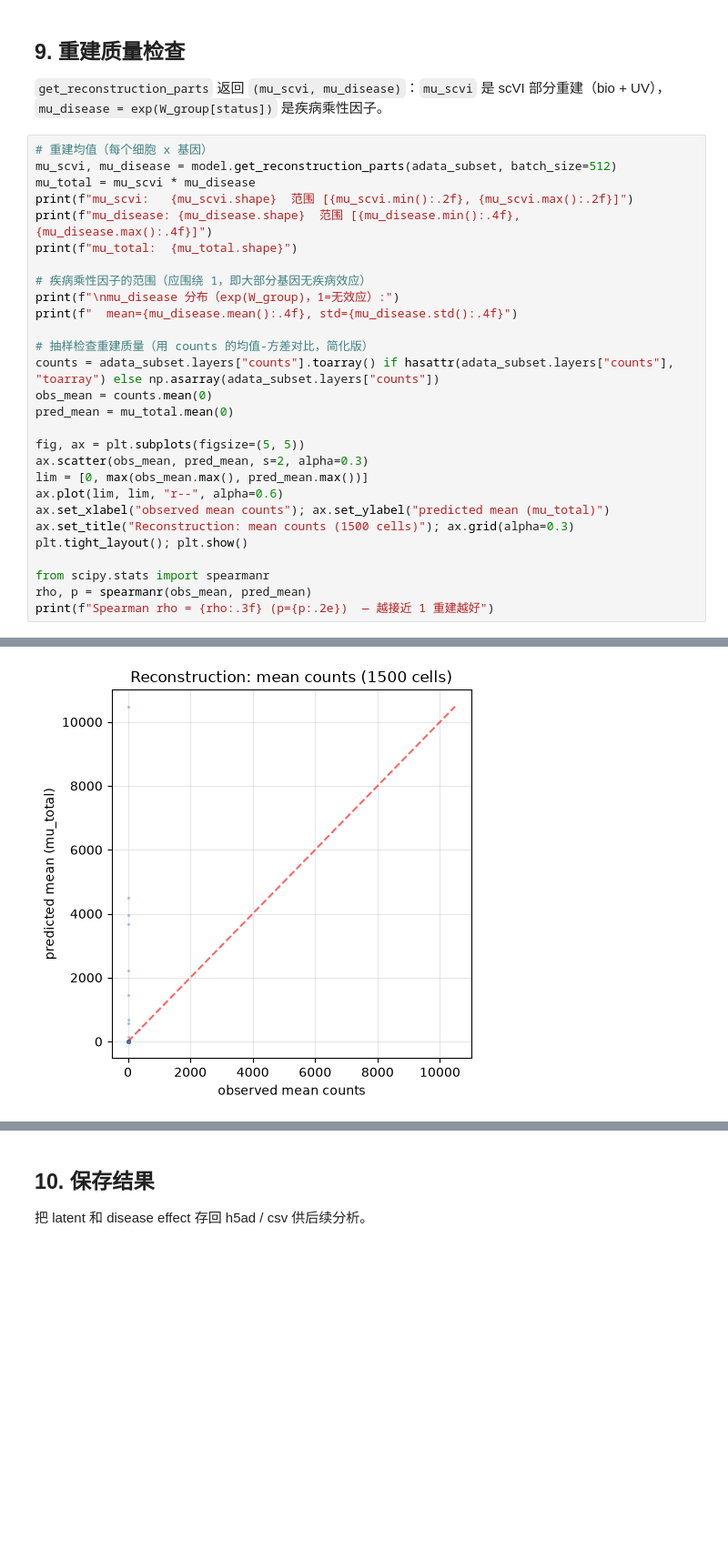
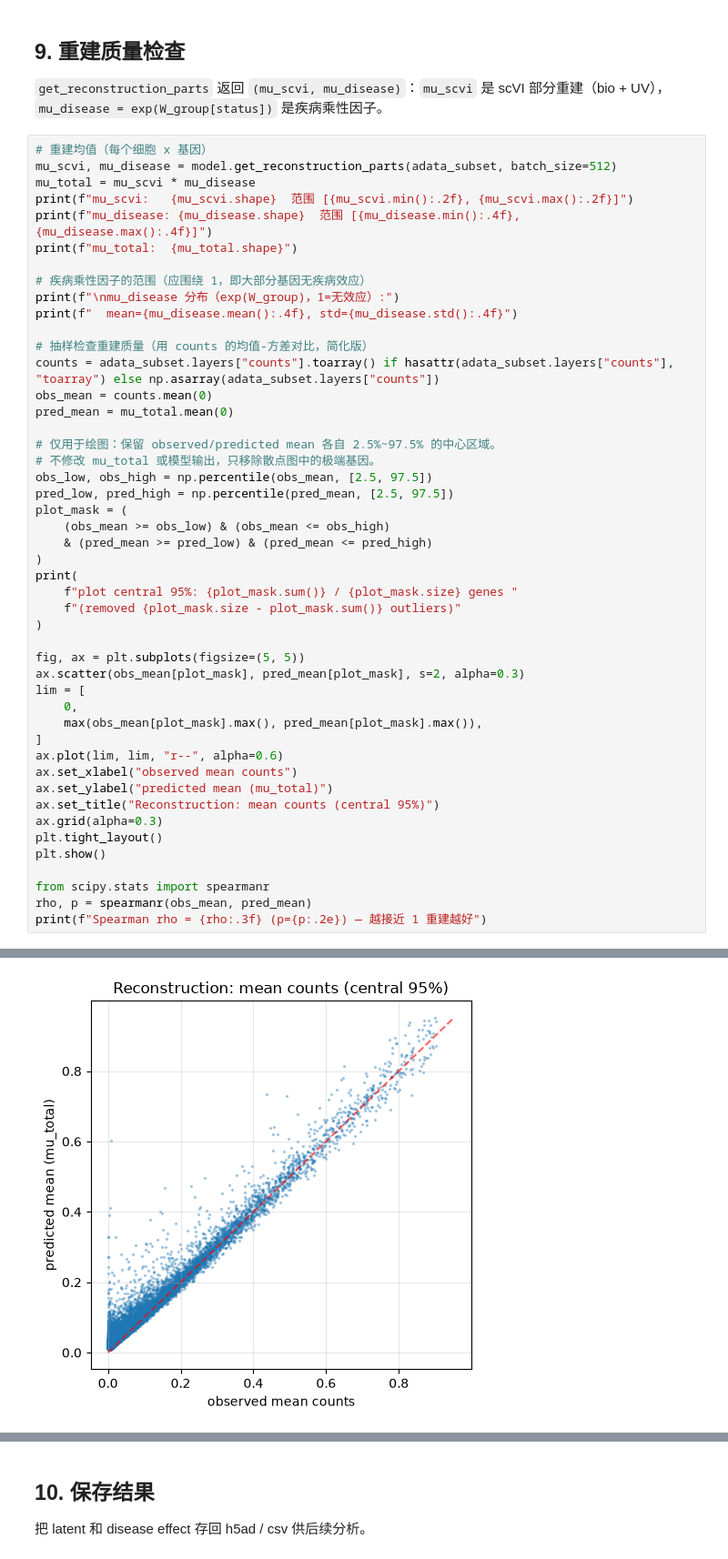
Before and after one commit to juychen/RUVDEG, a Jupyter notebook: test_scvi_ruv.ipynb, the cells around one changed output, grey strips where cells are left out. Shown at 91% size. Drawn from its saved outputs; the diff is of its cells as text; blank space fills up the shorter version.

```diff
--- a/test_scvi_ruv.ipynb
+++ b/test_scvi_ruv.ipynb
@@ -396,15 +396,34 @@ counts = adata_subset.layers["counts"].toarray() if hasattr(adata_subset.layers[
 obs_mean = counts.mean(0)
 pred_mean = mu_total.mean(0)
 
+# 仅用于绘图：保留 observed/predicted mean 各自 2.5%~97.5% 的中心区域。
+# 不修改 mu_total 或模型输出，只移除散点图中的极端基因。
+obs_low, obs_high = np.percentile(obs_mean, [2.5, 97.5])
+pred_low, pred_high = np.percentile(pred_mean, [2.5, 97.5])
+plot_mask = (
+    (obs_mean >= obs_low) & (obs_mean <= obs_high)
+    & (pred_mean >= pred_low) & (pred_mean <= pred_high)
+)
+print(
+    f"plot central 95%: {plot_mask.sum()} / {plot_mask.size} genes "
+    f"(removed {plot_mask.size - plot_mask.sum()} outliers)"
+)
+
 fig, ax = plt.subplots(figsize=(5, 5))
-ax.scatter(obs_mean, pred_mean, s=2, alpha=0.3)
-lim = [0, max(obs_mean.max(), pred_mean.max())]
+ax.scatter(obs_mean[plot_mask], pred_mean[plot_mask], s=2, alpha=0.3)
+lim = [
+    0,
+    max(obs_mean[plot_mask].max(), pred_mean[plot_mask].max()),
+]
 ax.plot(lim, lim, "r--", alpha=0.6)
-ax.set_xlabel("observed mean counts"); ax.set_ylabel("predicted mean (mu_total)")
-ax.set_title("Reconstruction: mean counts (1500 cells)"); ax.grid(alpha=0.3)
-plt.tight_layout(); plt.show()
+ax.set_xlabel("observed mean counts")
+ax.set_ylabel("predicted mean (mu_total)")
+ax.set_title("Reconstruction: mean counts (central 95%)")
+ax.grid(alpha=0.3)
+plt.tight_layout()
+plt.show()
 
 from scipy.stats import spearmanr
 rho, p = spearmanr(obs_mean, pred_mean)
-print(f"Spearman rho = {rho:.3f} (p={p:.2e})  — 越接近 1 重建越好")
+print(f"Spearman rho = {rho:.3f} (p={p:.2e}) — 越接近 1 重建越好")
 # %% [output]
@@ -417 +437 @@ mu_disease 分布（exp(W_group)，1=无效应）:
-[figure, old version]
+[figure, new version]
```
Also changed, not shown: parts of 5 cells of this notebook, 3 other files.
